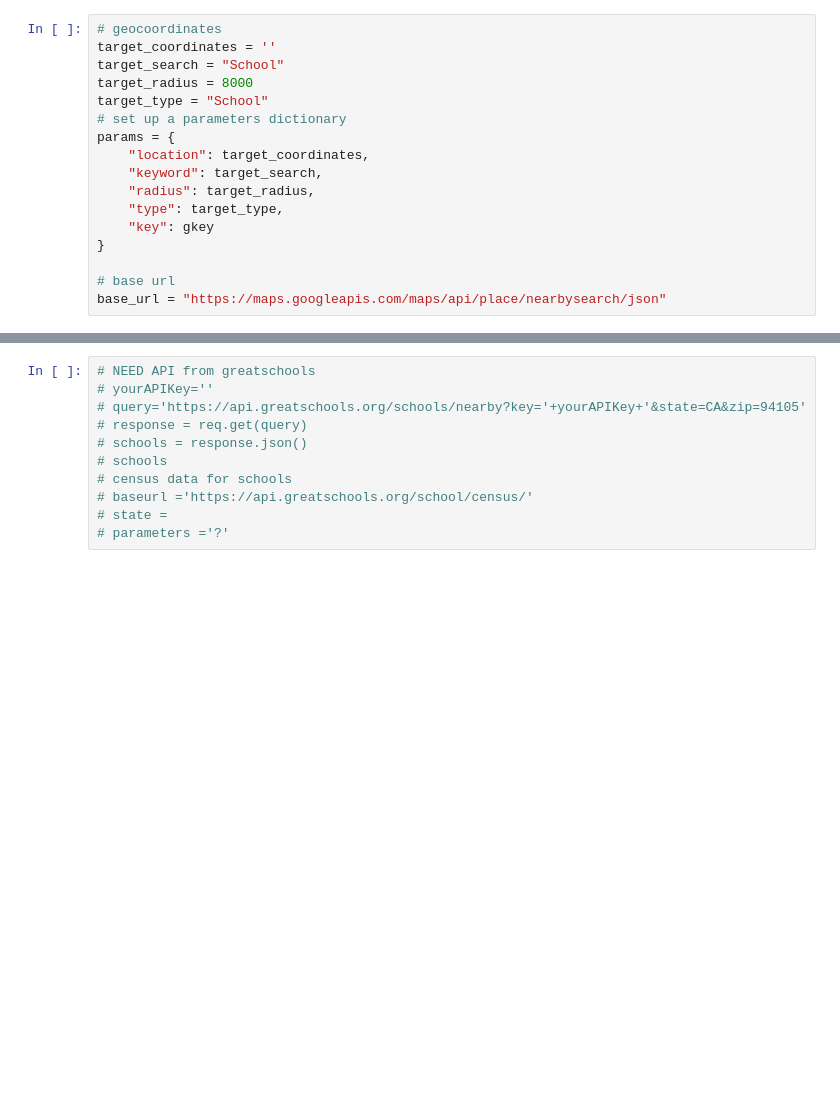
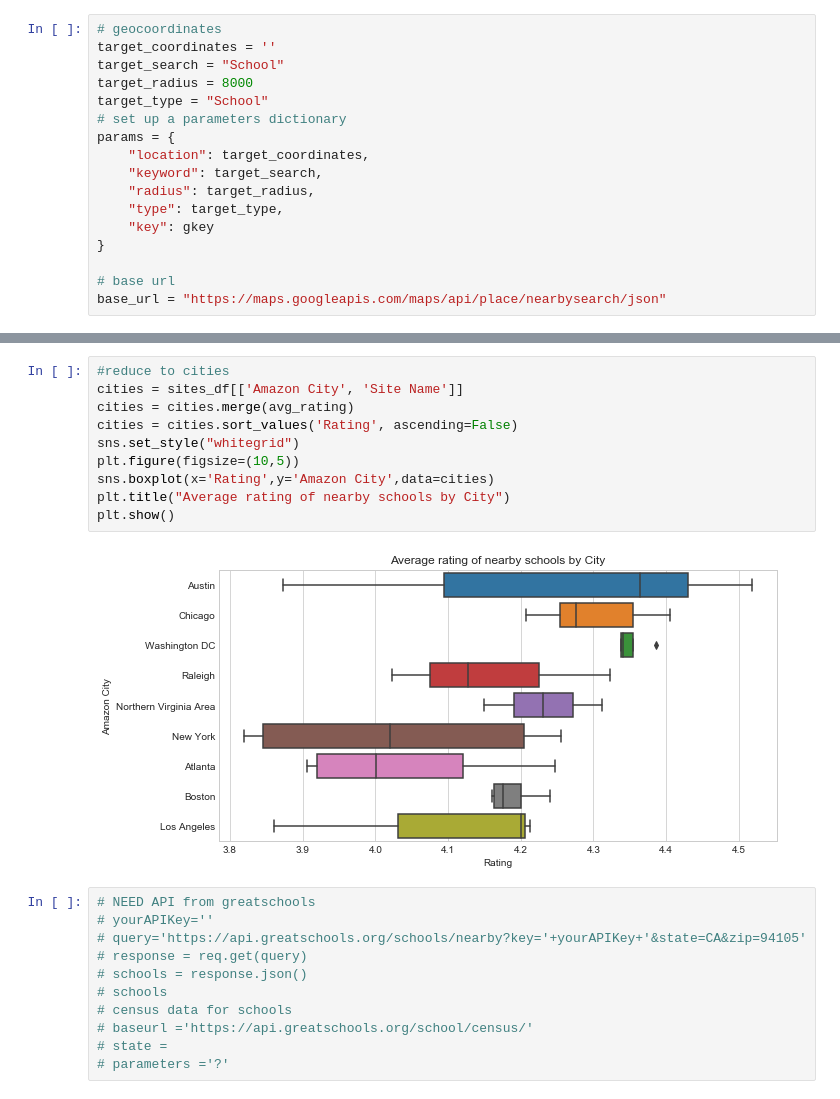
Before and after one commit to indranik/BC_Project1, a Jupyter notebook: Schools.ipynb, the cells around one changed output, grey strips where cells are left out. Saved outputs shown, nothing was run; the diff lists cells and outputs as text; blank space fills up the shorter version.

```diff
--- a/Schools.ipynb
+++ b/Schools.ipynb
@@ -119,3 +112,15 @@ plt.show()
+# %%
+#reduce to cities
+cities = sites_df[['Amazon City', 'Site Name']]
+cities = cities.merge(avg_rating)
+cities = cities.sort_values('Rating', ascending=False)
+sns.set_style("whitegrid")
+plt.figure(figsize=(10,5))
+sns.boxplot(x='Rating',y='Amazon City',data=cities)
+plt.title("Average rating of nearby schools by City")
+plt.show()
+# %% [output]
+[figure, added]
 # %%
 # NEED API from greatschools
 # yourAPIKey=''
```
Also changed, not shown: parts of 6 cells of this notebook, 2 other files.
